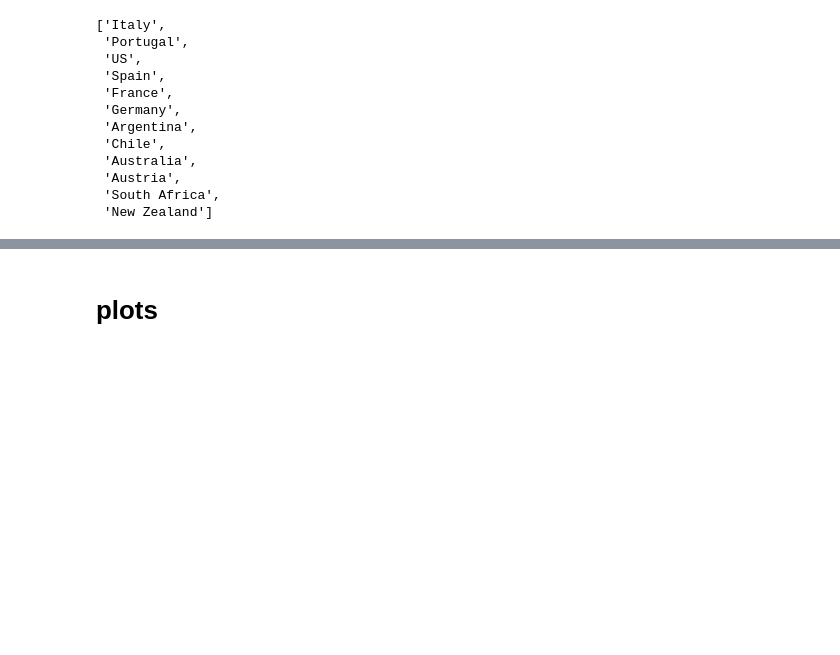
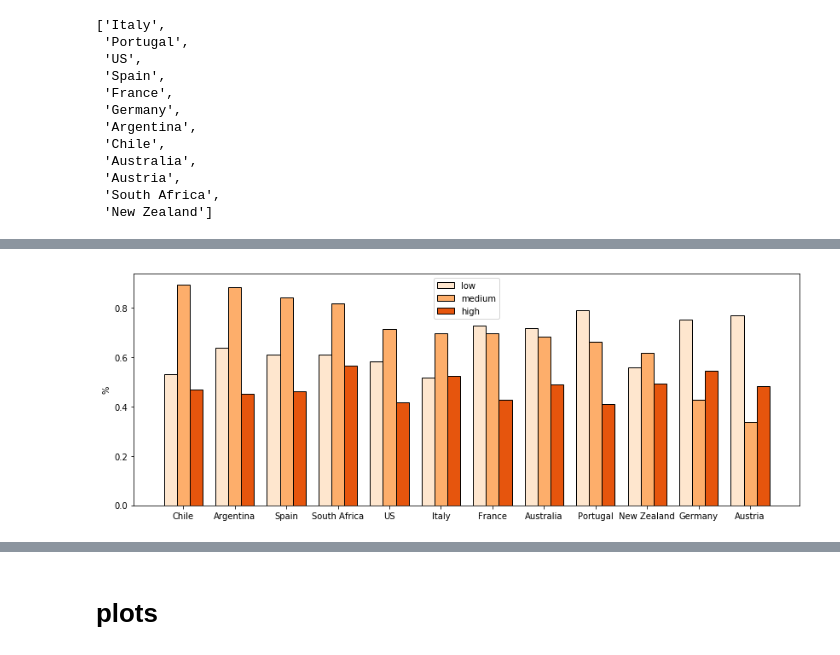
Before and after one commit to Gneur11/bdaFinalMIo, a Jupyter notebook: ClassifierAnalysis.ipynb, the cells around one changed output, grey strips where cells are left out. Saved outputs shown, nothing was run; the diff lists cells and outputs as text; code cells hidden in the pictures; blank space fills up the shorter version.

```diff
--- a/ClassifierAnalysis.ipynb
+++ b/ClassifierAnalysis.ipynb
@@ -512,0 +540,42 @@ plt.show()
+# %%
+
+#plot f1 by category predicted
+temp = pd.DataFrame()
+temp = df.loc[:,["ObjectiveCountry","low_prec","medium_prec","high_prec"]]
+temp = temp.sort_values(["medium_prec","high_prec","low_prec"],ascending=False)
+temp
+
+# width of the bars
+barWidth = 0.25
+
+# Choose the height of the blue bars
+bars1 = temp["low_prec"]
+# Choose the height of the cyan bars
+bars2 = temp["medium_prec"]
+
+bars3 = temp["high_prec"]
+
+# The x position of bars
+r1 = np.arange(len(bars1))
+r2 = [x + barWidth for x in r1]
+r3 = [x + barWidth for x in r2]
+fig, ax = plt.subplots(figsize = (14, 5))
+
+# Create blue bars
+plt.bar(r1, bars1, width = barWidth, color = "#fee6ce", edgecolor = 'black', capsize=7, label='low')
+
+# Create cyan bars
+plt.bar(r2, bars2, width = barWidth, color = '#fdae6b', edgecolor = 'black', capsize=7, label='medium')
+
+plt.bar(r3, bars3, width = barWidth, color = "#e6550d", edgecolor = 'black', capsize=7, label='high')
+
+ys = temp["ObjectiveCountry"].unique().tolist()
+# general layout
+plt.xticks([r + barWidth for r in range(len(bars1))], ys)
+plt.ylabel('%')
+plt.legend()
+
+# Show graphic
+plt.show()
+# %% [output]
+[figure, added]
```
Also changed, not shown: parts of 15 cells of this notebook.
